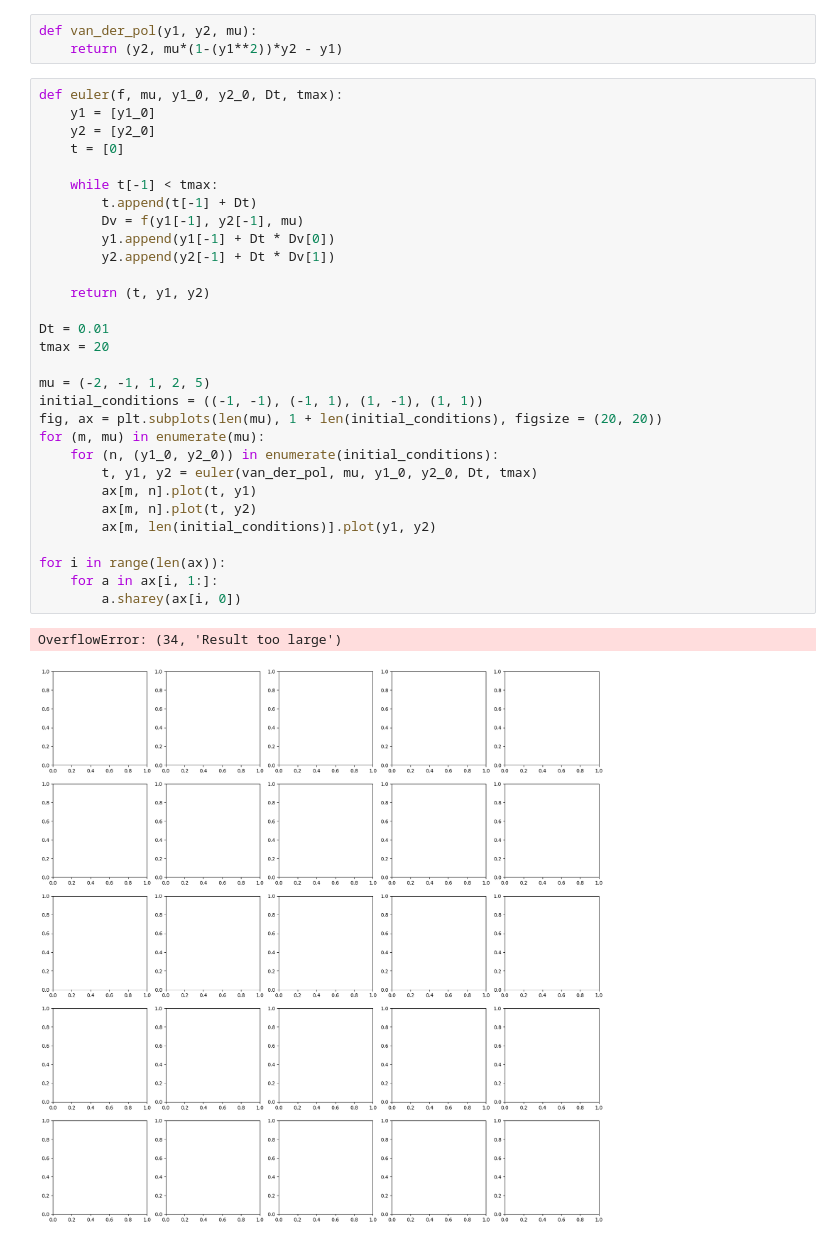
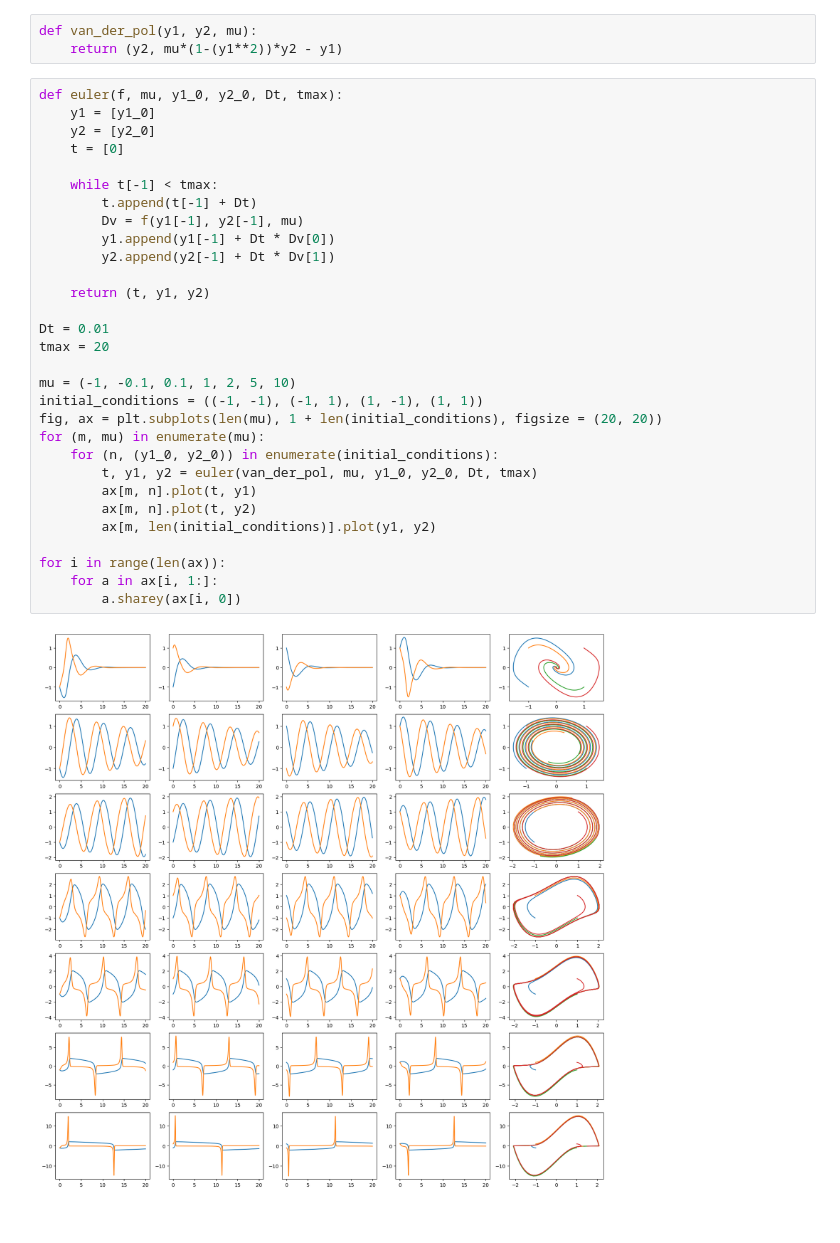
Before and after one commit to Nik4002/odes-modeling, a Jupyter notebook: hw3-p9-simulating-van-der-pol.ipynb, the cells around one changed output. Drawn from its saved outputs; the diff is of its cells as text.

```diff
--- a/hw3-p9-simulating-van-der-pol.ipynb
+++ b/hw3-p9-simulating-van-der-pol.ipynb
@@ -8,33 +8,32 @@ def van_der_pol(y1, y2, mu):
 # %%
 def euler(f, mu, y1_0, y2_0, Dt, tmax):
     y1 = [y1_0]
     y2 = [y2_0]
     t = [0]
 
     while t[-1] < tmax:
         t.append(t[-1] + Dt)
         Dv = f(y1[-1], y2[-1], mu)
         y1.append(y1[-1] + Dt * Dv[0])
         y2.append(y2[-1] + Dt * Dv[1])
 
     return (t, y1, y2)
 
 Dt = 0.01
 tmax = 20
 
-mu = (-2, -1, 1, 2, 5)
+mu = (-1, -0.1, 0.1, 1, 2, 5, 10)
 initial_conditions = ((-1, -1), (-1, 1), (1, -1), (1, 1))
 fig, ax = plt.subplots(len(mu), 1 + len(initial_conditions), figsize = (20, 20))
 for (m, mu) in enumerate(mu):
     for (n, (y1_0, y2_0)) in enumerate(initial_conditions):
         t, y1, y2 = euler(van_der_pol, mu, y1_0, y2_0, Dt, tmax)
         ax[m, n].plot(t, y1)
         ax[m, n].plot(t, y2)
         ax[m, len(initial_conditions)].plot(y1, y2)
 
 for i in range(len(ax)):
     for a in ax[i, 1:]:
         a.sharey(ax[i, 0])
 # %% [output]
-OverflowError: (34, 'Result too large')
-[figure, old version]
+[figure, new version]
```
Also changed, not shown: parts of 1 cell of this notebook.
